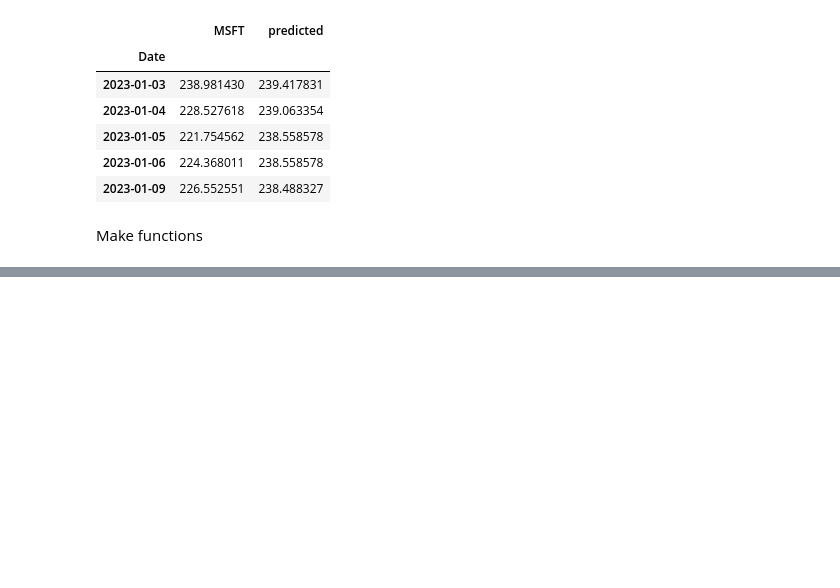
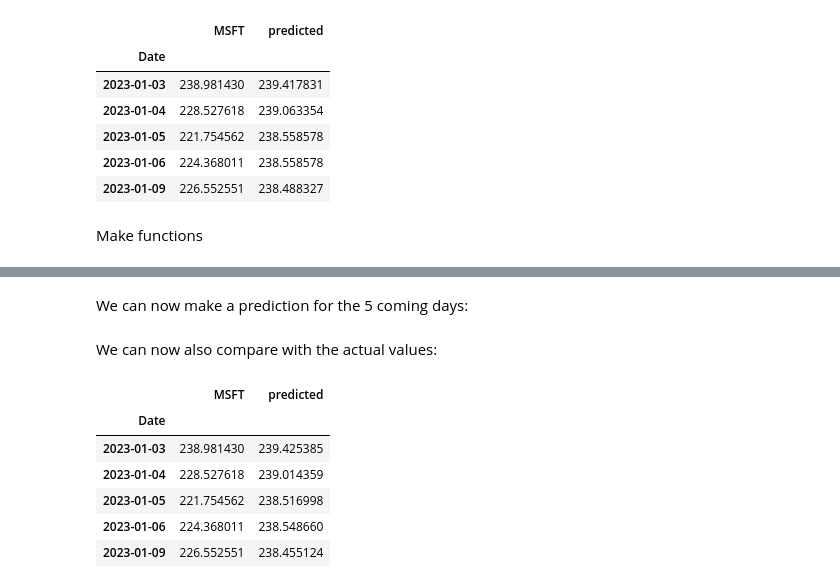
Before and after one commit to Naci-T/portfolio, a Jupyter notebook: prediction.ipynb, the cells around one changed output, grey strips where cells are left out. Drawn from its saved outputs; the diff is of its cells as text; code cells hidden in the pictures; blank space fills up the shorter version.

```diff
--- a/prediction.ipynb
+++ b/prediction.ipynb
@@ -126,8 +64,3 @@ close_df
-# %%
-X=close_df.drop('MSFT', axis=1)
-y=close_df['MSFT']
-X_train, X_test=split(X,date)
-y_train, y_test=split(y,date)
 # %%
 def prepare_data(df, date):
     # Add lag to the DataFrame
@@ -261,4 +98,0 @@ Finalisation
-# %%
-#Taking all the values in dataset
-xgb = XGBRegressor(objective='reg:squarederror', n_estimators=500, early_stopping_rounds=50, learning_rate=0.01, max_depth=7)
-xgb.fit(X, y, eval_set=[(X, y)], verbose=True)
@@ -356,0 +261,4 @@ Make functions
+# %%
+#Finalization
+xgb = XGBRegressor(objective='reg:squarederror', n_estimators=500, early_stopping_rounds=50, learning_rate=0.01, max_depth=7)
+xgb.fit(X, y, eval_set=[(X, y)], verbose=False)
@@ -356,0 +277,37 @@ Make functions
+# %% [markdown]
+We can now make a prediction for the 5 coming days:
+# %%
+def predict(X):
+    """
+    CAREFUL!!
+    This function will only predict the future 5 business days
+    as from January 1st, 2023.
+    """
+    date_list = [pd.to_datetime('2023-01-03'), pd.to_datetime('2023-01-04'), pd.to_datetime('2023-01-05'), pd.to_datetime('2023-01-06'), pd.to_datetime('2023-01-09')]
+    start_values = {'t-1': xgb.predict(X.iloc[-1:])[0], 't-2': X.iloc[-1,0]}
+
+    # Loop over the next five days
+    for day in date_list:
+        values = {'t-1': xgb.predict(X.iloc[-1:])[0], 't-2': X.iloc[-1,0]}
+        X = X.append(pd.DataFrame(values, index=[day]))
+
+    y_predict=xgb.predict(X.tail())
+    return y_predict
+
+y_predict=predict(X)
+# %% [markdown]
+We can now also compare with the actual values:
+# %%
+stock_list = ['MSFT', 'MMC', 'NI', 'BAX', 'CNP', 'TGT', 'JPM', 'BA']
+close_df=get_data("20230101","20230110",stock_list)
+future=close_df[['MSFT']]
+future['predicted']=y_predict
+future
+# %% [output]
+|  | MSFT | predicted |
+| Date |  |  |
+| 2023-01-03 | 238.981430 | 239.425385 |
+| 2023-01-04 | 228.527618 | 239.014359 |
+| 2023-01-05 | 221.754562 | 238.516998 |
+| 2023-01-06 | 224.368011 | 238.548660 |
+| 2023-01-09 | 226.552551 | 238.455124 |
```
Also changed, not shown: parts of 32 cells of this notebook.
